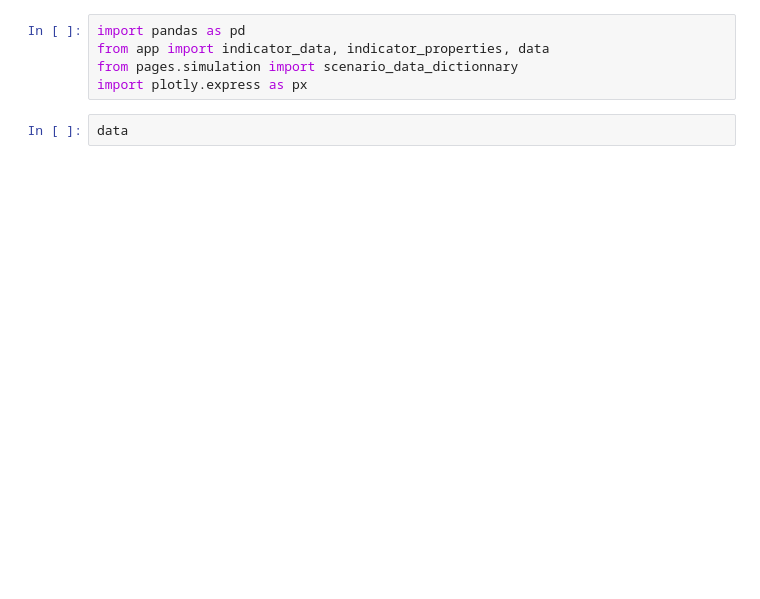
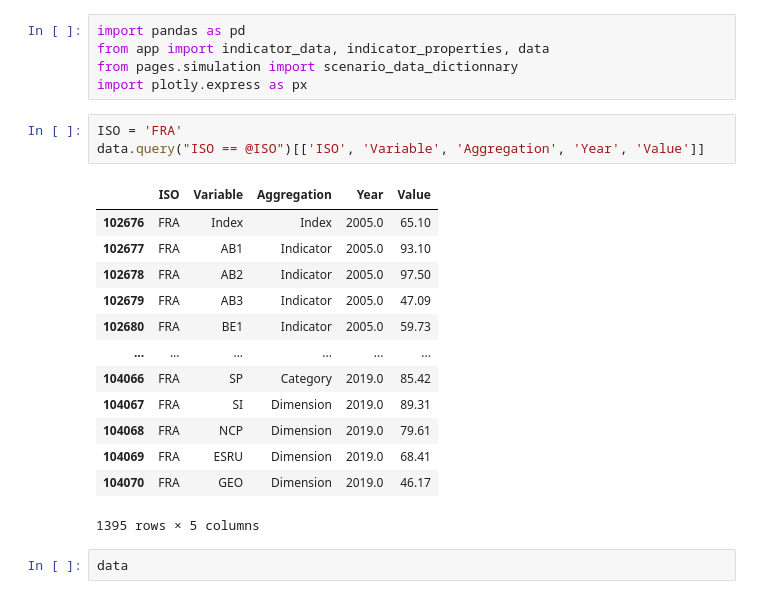
Before and after one commit to simonzabrocki/SimulationDashboard, a Jupyter notebook: draft.ipynb, the cells around one changed output. Drawn from its saved outputs; the diff is of its cells as text; blank space fills up the shorter version.

```diff
--- a/draft.ipynb
+++ b/draft.ipynb
@@ -3,6 +25,23 @@ import pandas as pd
 from app import indicator_data, indicator_properties, data
 from pages.simulation import scenario_data_dictionnary
 import plotly.express as px
+# %%
+ISO = 'FRA'
+data.query("ISO == @ISO")[['ISO', 'Variable', 'Aggregation', 'Year', 'Value']]
+# %% [output]
+|  | ISO | Variable | Aggregation | Year | Value |
+| 102676 | FRA | Index | Index | 2005.0 | 65.10 |
+| 102677 | FRA | AB1 | Indicator | 2005.0 | 93.10 |
+| 102678 | FRA | AB2 | Indicator | 2005.0 | 97.50 |
+| 102679 | FRA | AB3 | Indicator | 2005.0 | 47.09 |
+| 102680 | FRA | BE1 | Indicator | 2005.0 | 59.73 |
+| ... | ... | ... | ... | ... | ... |
+| 104066 | FRA | SP | Category | 2019.0 | 85.42 |
+| 104067 | FRA | SI | Dimension | 2019.0 | 89.31 |
+| 104068 | FRA | NCP | Dimension | 2019.0 | 79.61 |
+| 104069 | FRA | ESRU | Dimension | 2019.0 | 68.41 |
+| 104070 | FRA | GEO | Dimension | 2019.0 | 46.17 |
+1395 rows × 5 columns
 # %%
 data
 # %% [output]
```
Also changed, not shown: parts of 3 cells of this notebook, 5 other files.
